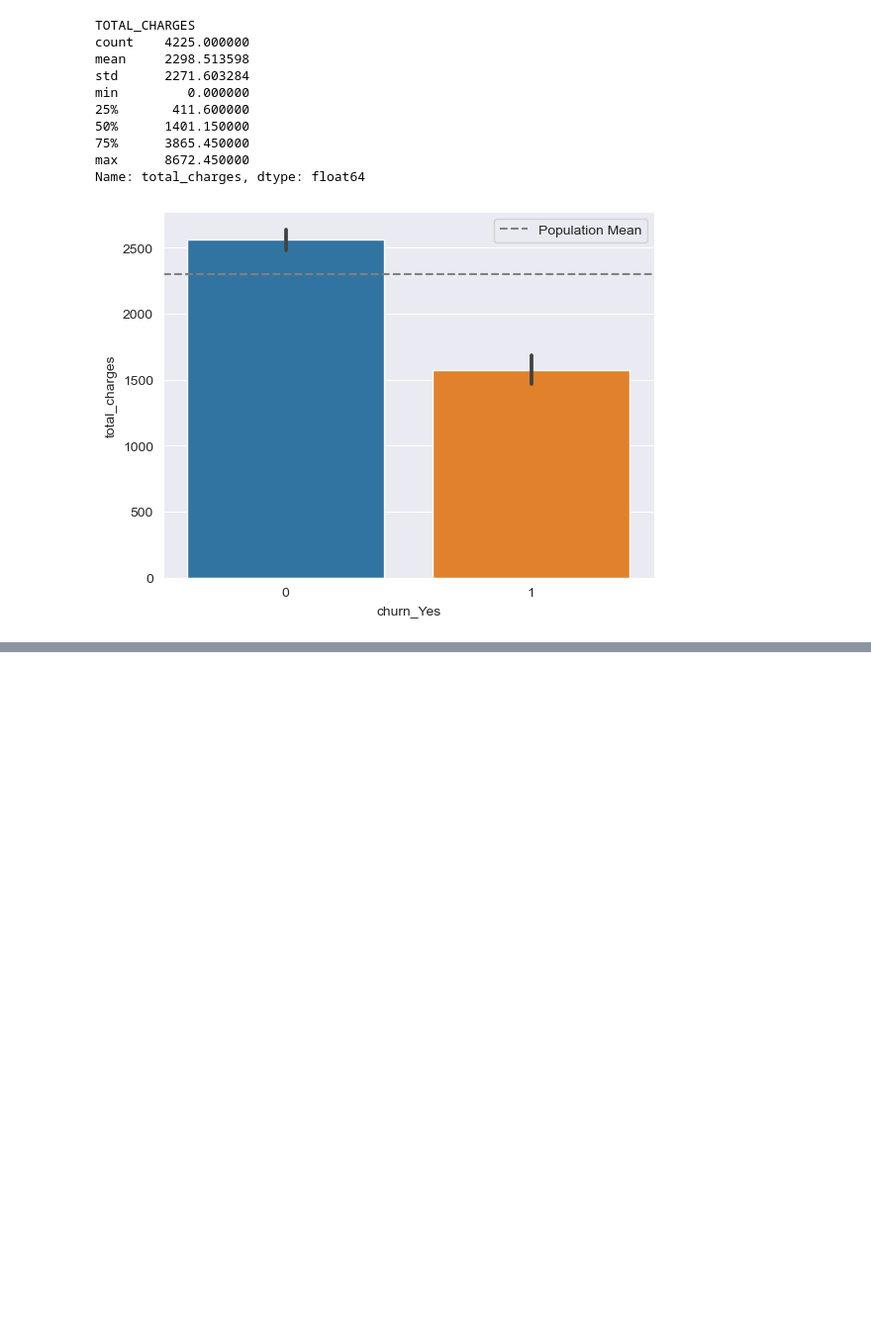
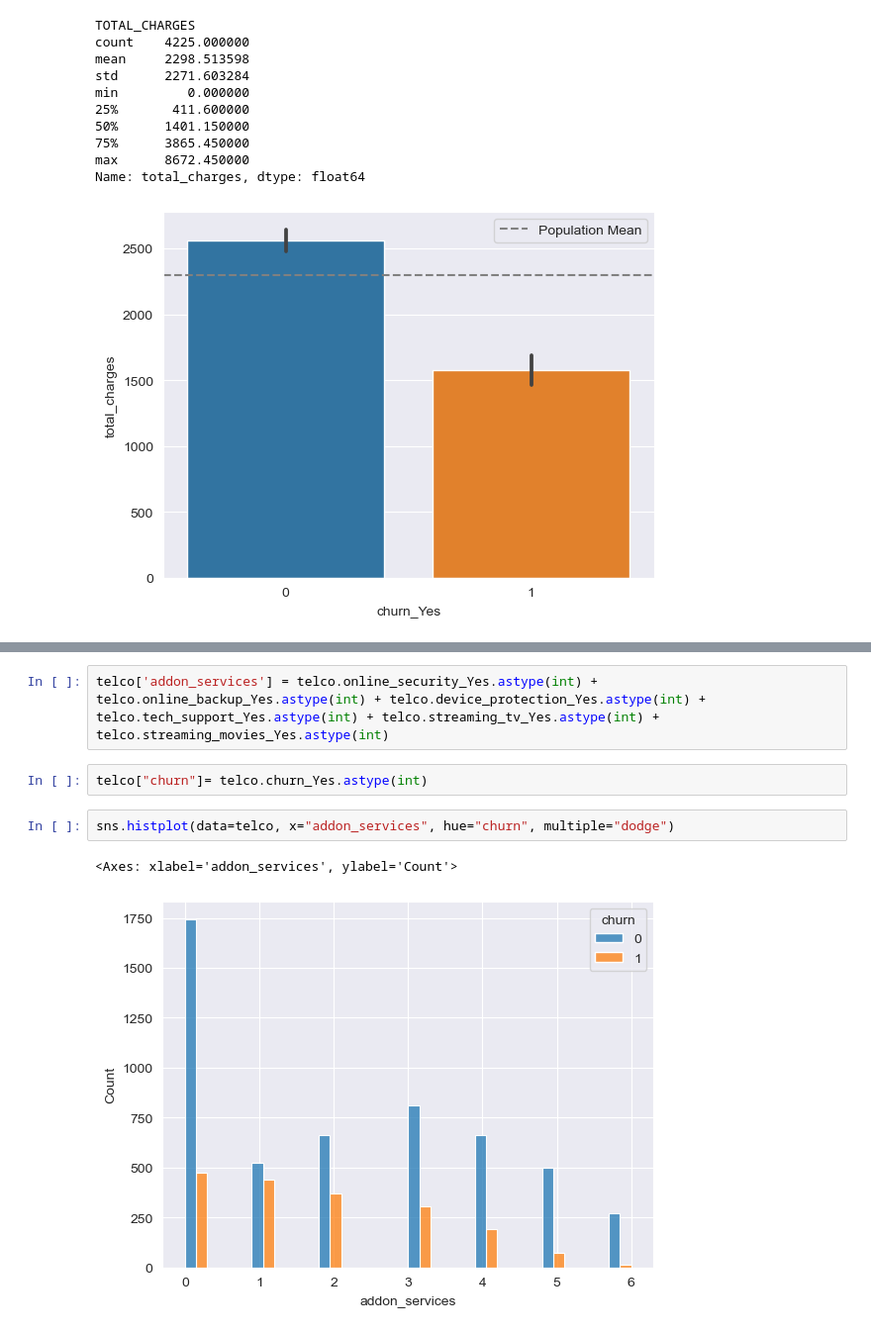
Before and after one commit to Nathanieldewald/classification-exercises, a Jupyter notebook: classification_exercises.ipynb, the cells around one changed output, grey strips where cells are left out. Shown at 99% size. Saved outputs shown, nothing was run; the diff lists cells and outputs as text; blank space fills up the shorter version.

```diff
--- a/classification_exercises.ipynb
+++ b/classification_exercises.ipynb
@@ -1108,0 +1157,9 @@ We reject the null hypothesis
+# %%
+telco['addon_services'] = telco.online_security_Yes.astype(int) + telco.online_backup_Yes.astype(int) + telco.device_protection_Yes.astype(int) + telco.tech_support_Yes.astype(int) + telco.streaming_tv_Yes.astype(int) + telco.streaming_movies_Yes.astype(int)
+# %%
+telco["churn"]= telco.churn_Yes.astype(int)
+# %%
+sns.histplot(data=telco, x="addon_services", hue="churn", multiple="dodge")
+# %% [output]
+<Axes: xlabel='addon_services', ylabel='Count'>
+[figure, added]
```
Also changed, not shown: parts of 18 cells of this notebook, 1 other file.
